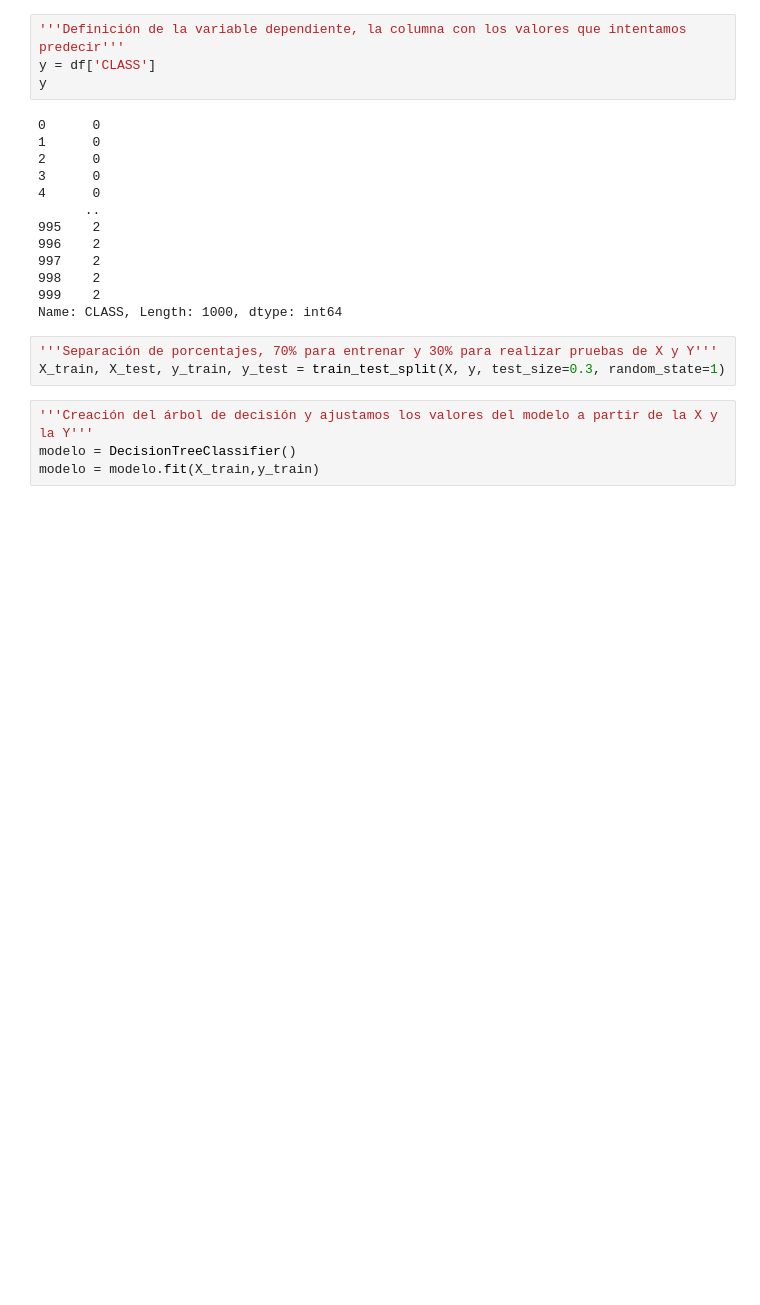
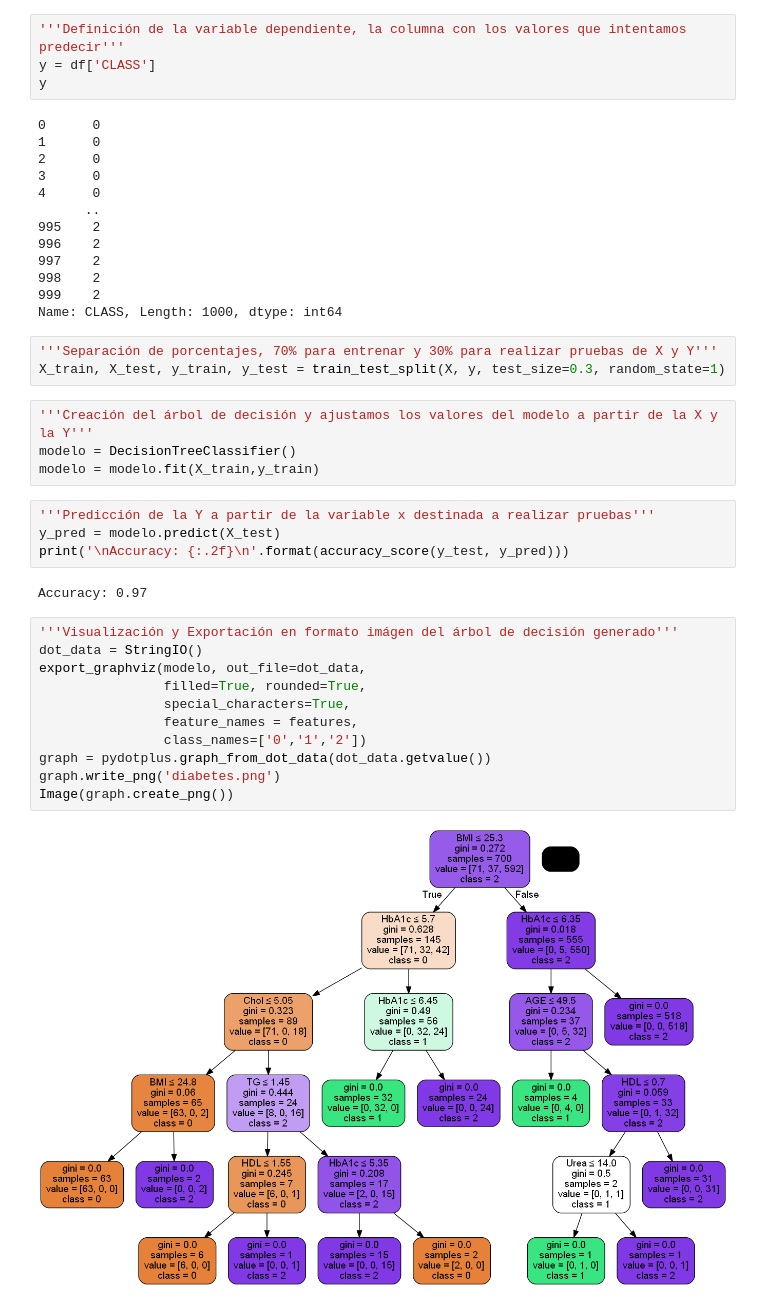
Before and after one commit to aczambrano3/Lab1-Arbol-de-Decision_Diabetes, a Jupyter notebook: [NRC_6292]_AndersonZambrano_Lab1Unidad2.ipynb, the cells around one changed output. Cells and saved outputs as stored; diff of their text form; blank space fills up the shorter version.

Commit message:
Predicción de los resultados y visualización del árbol de decisión

```diff
--- a/[NRC_6292]_AndersonZambrano_Lab1Unidad2.ipynb
+++ b/[NRC_6292]_AndersonZambrano_Lab1Unidad2.ipynb
@@ -108,3 +108,22 @@ X_train, X_test, y_train, y_test = train_test_split(X, y, test_size=0.3, random_
 '''Creación del árbol de decisión y ajustamos los valores del modelo a partir de la X y la Y'''
 modelo = DecisionTreeClassifier()
 modelo = modelo.fit(X_train,y_train)
+# %%
+'''Predicción de la Y a partir de la variable x destinada a realizar pruebas'''
+y_pred = modelo.predict(X_test)
+print('\nAccuracy: {:.2f}\n'.format(accuracy_score(y_test, y_pred)))
+# %% [output]
+Accuracy: 0.97
+# %%
+'''Visualización y Exportación en formato imágen del árbol de decisión generado'''
+dot_data = StringIO()
+export_graphviz(modelo, out_file=dot_data,
+                filled=True, rounded=True,
+                special_characters=True,
+                feature_names = features,
+                class_names=['0','1','2'])
+graph = pydotplus.graph_from_dot_data(dot_data.getvalue())
+graph.write_png('diabetes.png')
+Image(graph.create_png())
+# %% [output]
+[figure, added]
```
